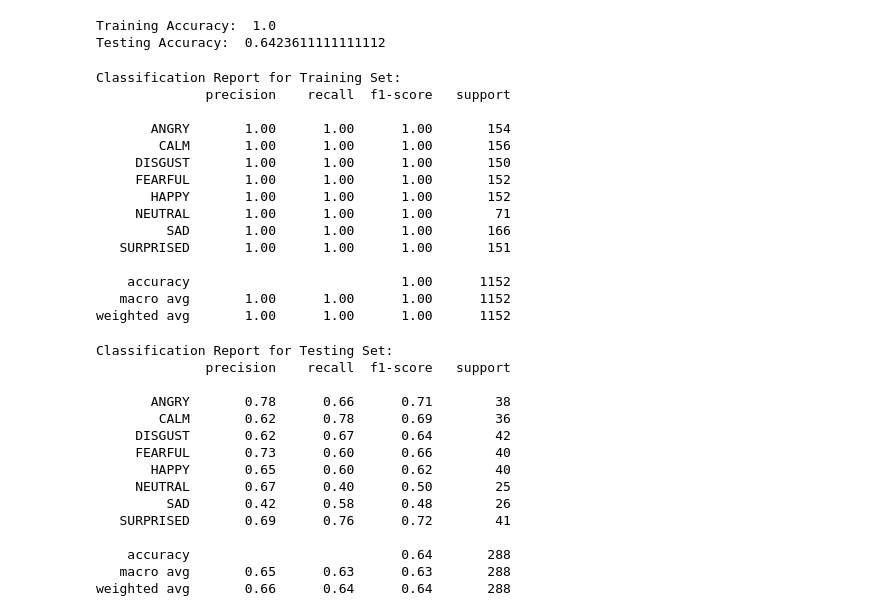
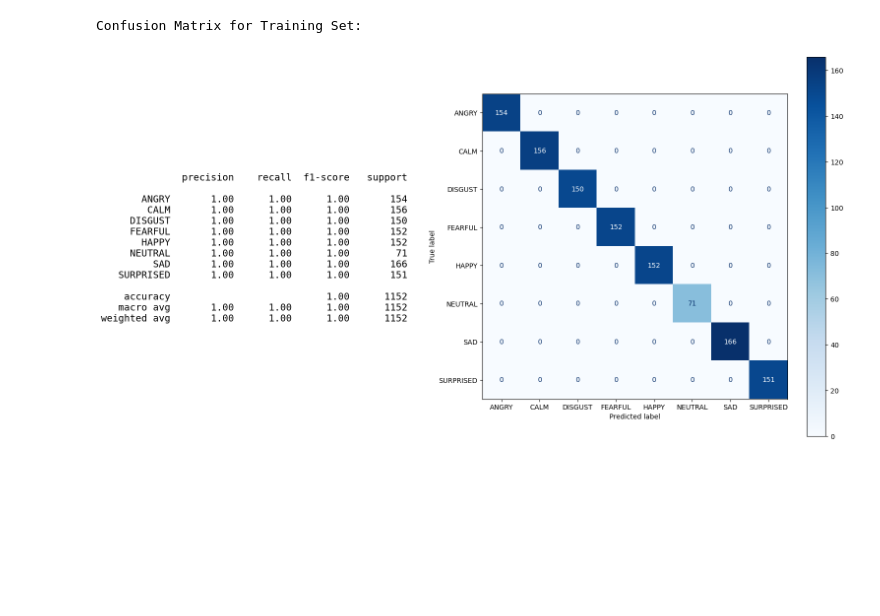
Before and after one commit to RustyReich/ECS171-Group-27-, a Jupyter notebook: Model Notebooks/ANN.ipynb, the cells around one changed output. Cells and saved outputs as stored; diff of their text form; code cells hidden in the pictures; blank space fills up the shorter version.

Commit message:
Added code to ANN.ipynb to create pretty plots

```diff
--- a/Model Notebooks/ANN.ipynb
+++ b/Model Notebooks/ANN.ipynb
@@ -72,48 +28,19 @@ Confusion Matrix for Test Set:
-# %%
-from sklearn.metrics import accuracy_score
-
-print("Training Accuracy: ", accuracy_score(classTrain, predTrain))
-print("Testing Accuracy: ", accuracy_score(classTest, predTest))
-# %% [output]
-Training Accuracy:  1.0
-Testing Accuracy:  0.6423611111111112
-# %%
-from sklearn.metrics import classification_report
-
-print("Classification Report for Training Set: ")
-print(classification_report(classTrain, predTrain, zero_division = 0, target_names = mlp.classes_))
-# %% [output]
-Classification Report for Training Set:
-              precision    recall  f1-score   support
-
-       ANGRY       1.00      1.00      1.00       154
-        CALM       1.00      1.00      1.00       156
-     DISGUST       1.00      1.00      1.00       150
-     FEARFUL       1.00      1.00      1.00       152
-       HAPPY       1.00      1.00      1.00       152
-     NEUTRAL       1.00      1.00      1.00        71
-         SAD       1.00      1.00      1.00       166
-   SURPRISED       1.00      1.00      1.00       151
-
-    accuracy                           1.00      1152
-   macro avg       1.00      1.00      1.00      1152
-weighted avg       1.00      1.00      1.00      1152
-# %%
-print("Classification Report for Testing Set: ")
-print(classification_report(classTest, predTest, zero_division = 0, target_names = mlp.classes_))
-# %% [output]
-Classification Report for Testing Set:
-              precision    recall  f1-score   support
-
-       ANGRY       0.78      0.66      0.71        38
-        CALM       0.62      0.78      0.69        36
-     DISGUST       0.62      0.67      0.64        42
-     FEARFUL       0.73      0.60      0.66        40
-       HAPPY       0.65      0.60      0.62        40
-     NEUTRAL       0.67      0.40      0.50        25
-         SAD       0.42      0.58      0.48        26
-   SURPRISED       0.69      0.76      0.72        41
-
-    accuracy                           0.64       288
-   macro avg       0.65      0.63      0.63       288
-weighted avg       0.66      0.64      0.64       288
+# %%
+import matplotlib.pyplot as plt
+
+from sklearn.metrics import ConfusionMatrixDisplay
+from sklearn.metrics import classification_report
+
+print("Confusion Matrix for Training Set:")
+
+disp = ConfusionMatrixDisplay.from_predictions(classTrain, predTrain, display_labels = mlp.classes_, cmap = plt.cm.Blues)
+fig = disp.figure_
+fig.set_figwidth(10)
+fig.set_figheight(10)
+mono = {'family' : 'monospace'}
+cm = classification_report(classTrain, predTrain, zero_division = 0, target_names = mlp.classes_)
+plt.text(-10.5, 5.75, cm, fontdict = mono, fontsize = 14)
+plt.show()
+# %% [output]
+Confusion Matrix for Training Set:
+[figure, added]
```
Also changed, not shown: parts of 3 cells of this notebook.
